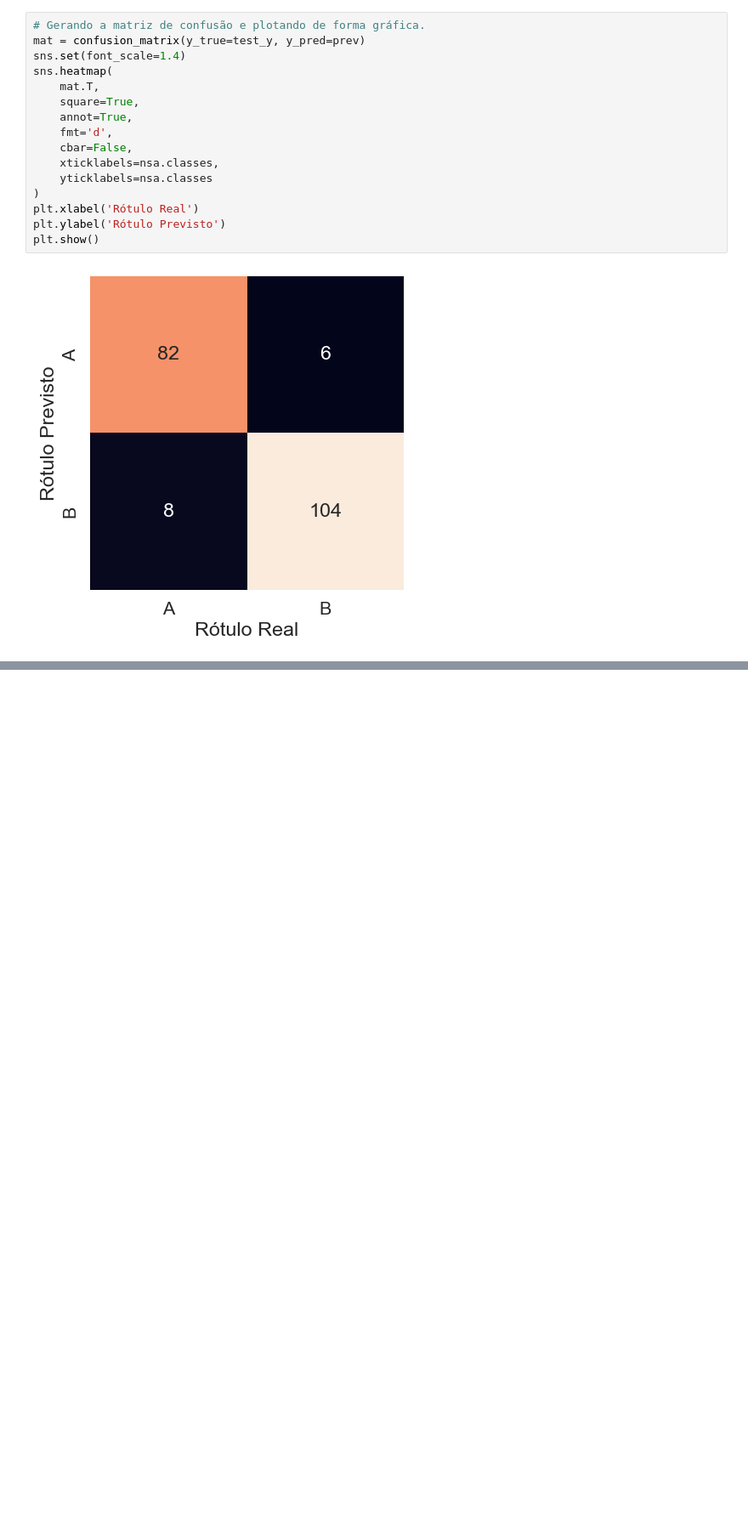
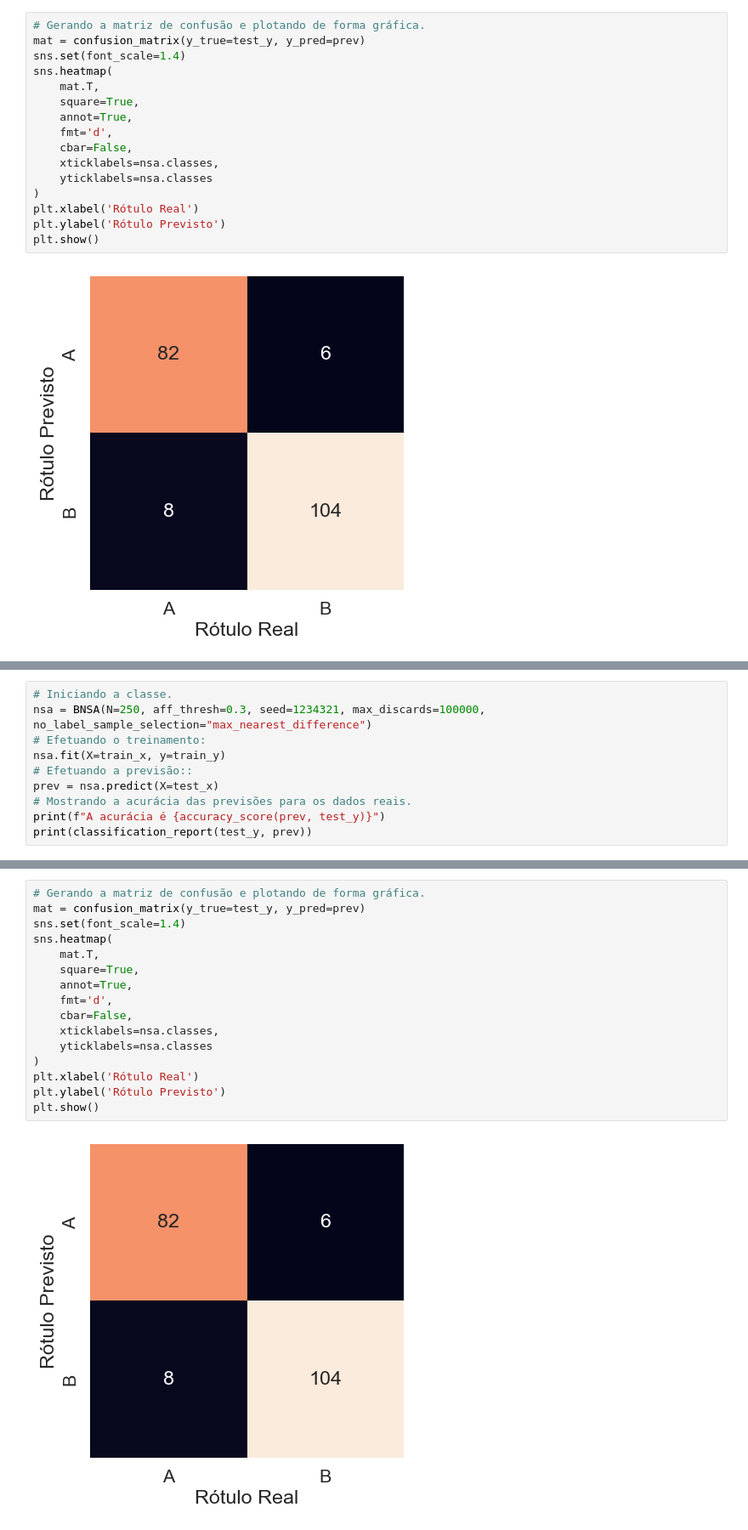
Before and after one commit to AIS-Package/aisp, a Jupyter notebook: examples/BNSA/example_with_randomly_generated_dataset-pt.ipynb, the cells around one changed output, grey strips where cells are left out. Shown: that part at 85% size. Saved outputs shown, nothing was run; the diff lists cells and outputs as text; blank space fills up the shorter version.

```diff
--- a/examples/BNSA/example_with_randomly_generated_dataset-pt.ipynb
+++ b/examples/BNSA/example_with_randomly_generated_dataset-pt.ipynb
@@ -109,0 +118,10 @@ plt.show()
+# %%
+# Iniciando a classe.
+nsa = BNSA(N=250, aff_thresh=0.3, seed=1234321, max_discards=100000, no_label_sample_selection="max_nearest_difference")
+# Efetuando o treinamento:
+nsa.fit(X=train_x, y=train_y)
+# Efetuando a previsão::
+prev = nsa.predict(X=test_x)
+# Mostrando a acurácia das previsões para os dados reais.
+print(f"A acurácia é {accuracy_score(prev, test_y)}")
+print(classification_report(test_y, prev))
@@ -109,0 +142,18 @@ plt.show()
+# %%
+# Gerando a matriz de confusão e plotando de forma gráfica.
+mat = confusion_matrix(y_true=test_y, y_pred=prev)
+sns.set(font_scale=1.4)
+sns.heatmap(
+    mat.T,
+    square=True,
+    annot=True,
+    fmt='d',
+    cbar=False,
+    xticklabels=nsa.classes,
+    yticklabels=nsa.classes
+)
+plt.xlabel('Rótulo Real')
+plt.ylabel('Rótulo Previsto')
+plt.show()
+# %% [output]
+[figure, added]
```
Also changed, not shown: parts of 6 cells of this notebook, 5 other files.
